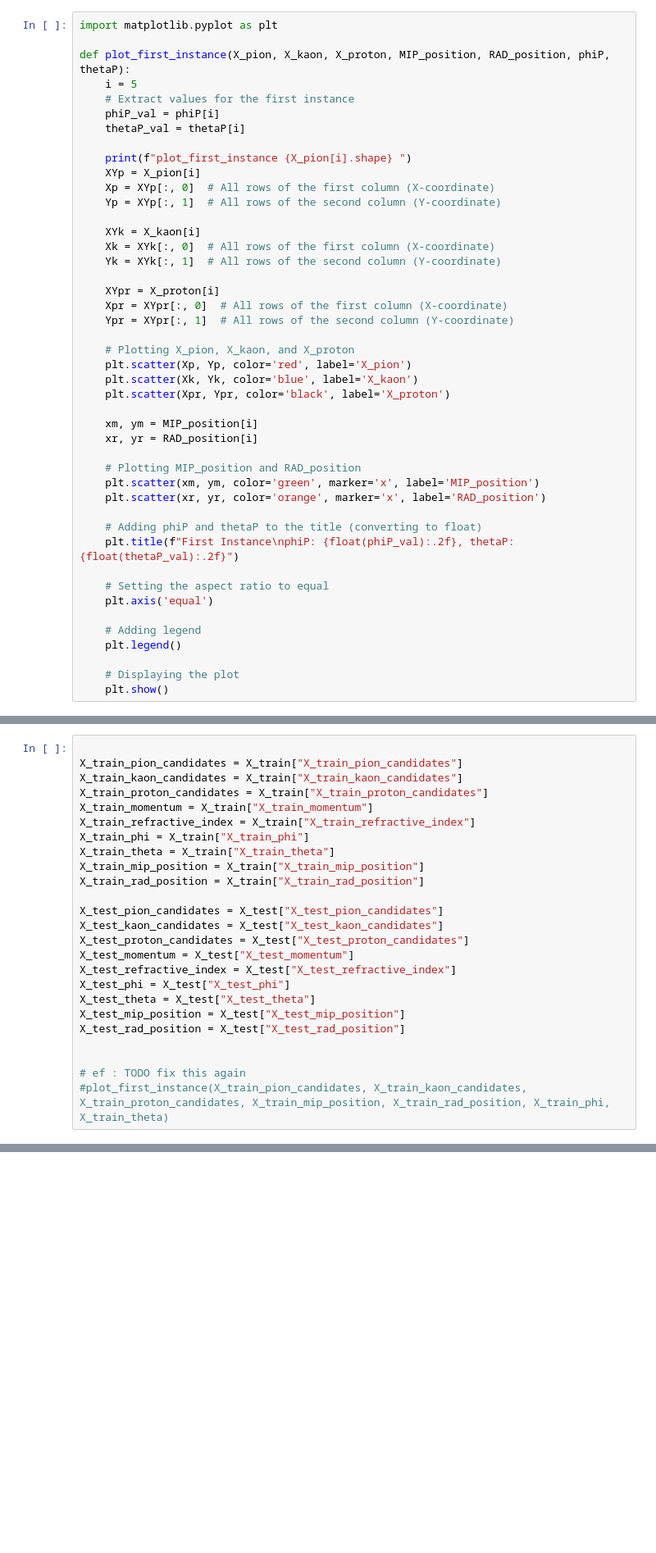
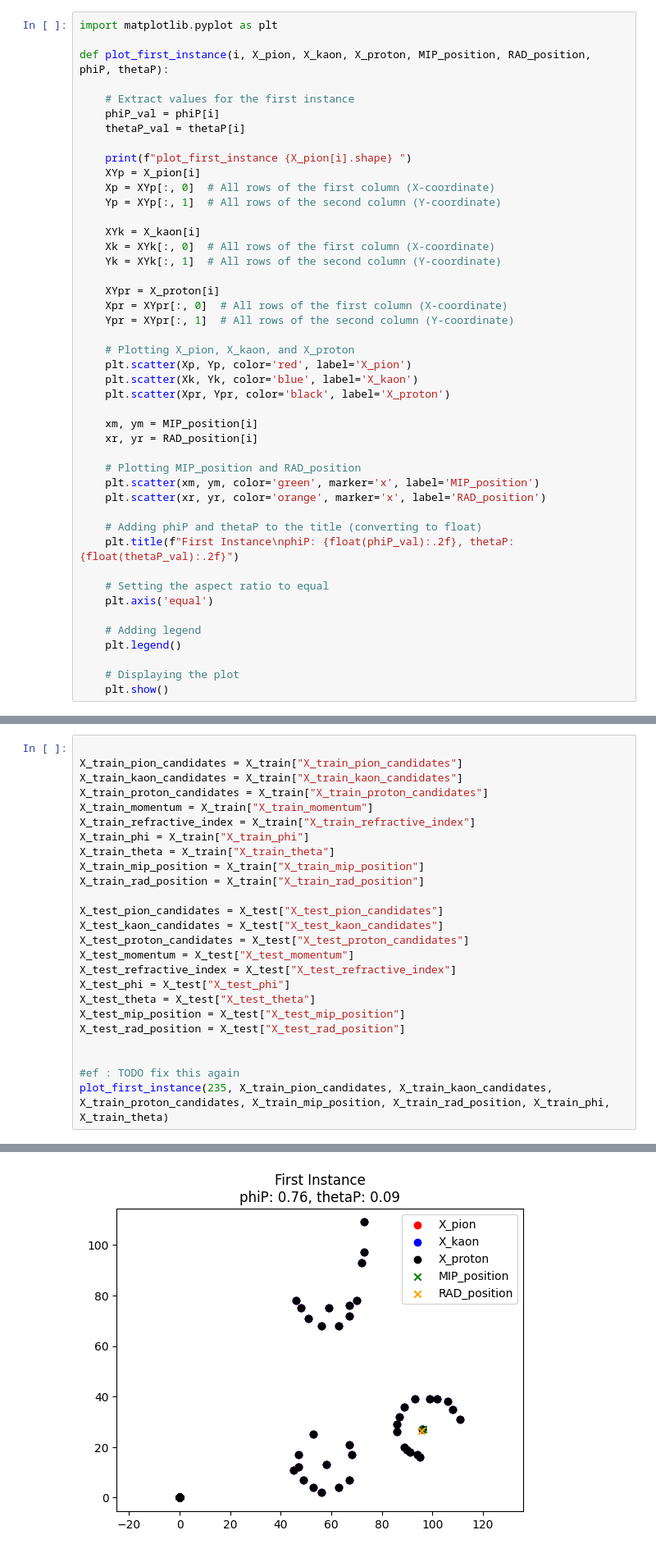
Before and after one commit to eflatlan/CNN_PID, a Jupyter notebook: newArc_segment.ipynb, the cells around one changed output, grey strips where cells are left out. Shown at 82% size. Drawn from its saved outputs; the diff is of its cells as text; blank space fills up the shorter version.

```diff
--- a/newArc_segment.ipynb
+++ b/newArc_segment.ipynb
@@ -210,8 +213,8 @@ def classify_candidates(x_values_data, y_values_data, chi2_values_data,  q_value
 # %%
 import matplotlib.pyplot as plt
 
-def plot_first_instance(X_pion, X_kaon, X_proton, MIP_position, RAD_position, phiP, thetaP):
-    i = 5
+def plot_first_instance(i, X_pion, X_kaon, X_proton, MIP_position, RAD_position, phiP, thetaP):
+
     # Extract values for the first instance
     phiP_val = phiP[i]
     thetaP_val = thetaP[i]
@@ -2390,5 +2399,6 @@ X_test_mip_position = X_test["X_test_mip_position"]
 X_test_rad_position = X_test["X_test_rad_position"]
 
 
-# ef : TODO fix this again
-#plot_first_instance(X_train_pion_candidates, X_train_kaon_candidates, X_train_proton_candidates, X_train_mip_position, X_train_rad_position, X_train_phi, X_train_theta)
+#ef : TODO fix this again
+plot_first_instance(235, X_train_pion_candidates, X_train_kaon_candidates, X_train_proton_candidates, X_train_mip_position, X_train_rad_position, X_train_phi, X_train_theta)
+# %% [output]
@@ -2395,3 +2406,4 @@ X_test_rad_position = X_test["X_test_rad_position"]
+[figure, added]
 # %% [markdown]
 # Training the model
 # %%
```
Also changed, not shown: parts of 7 cells of this notebook.
